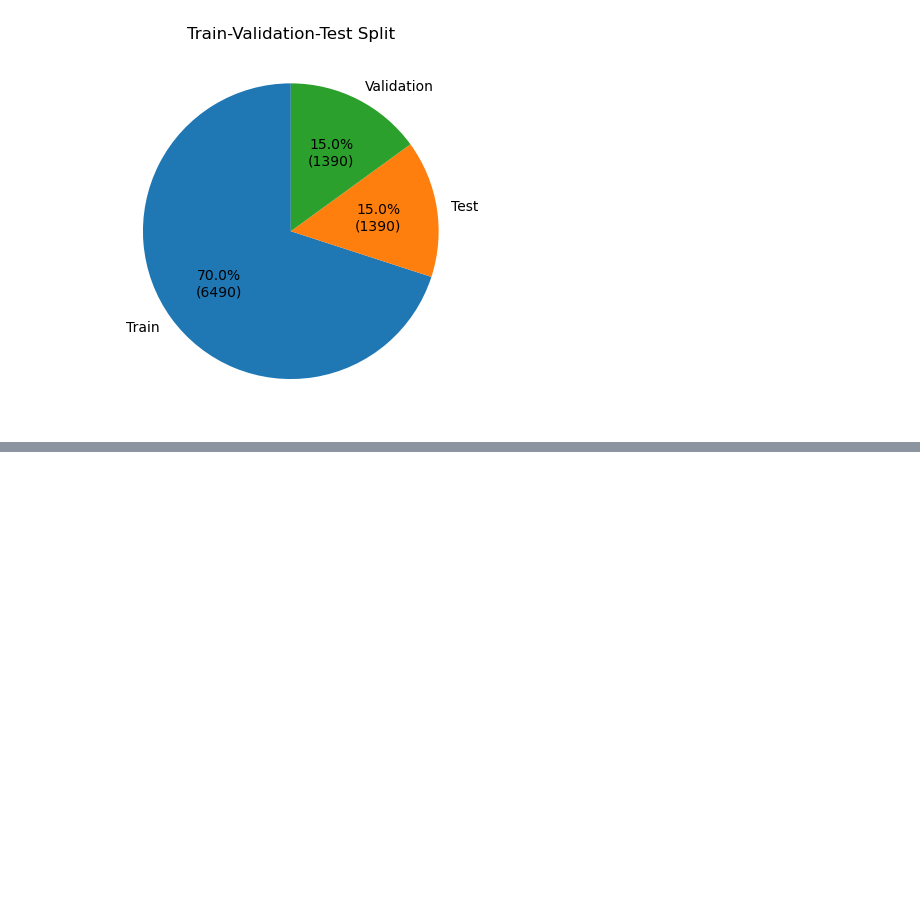
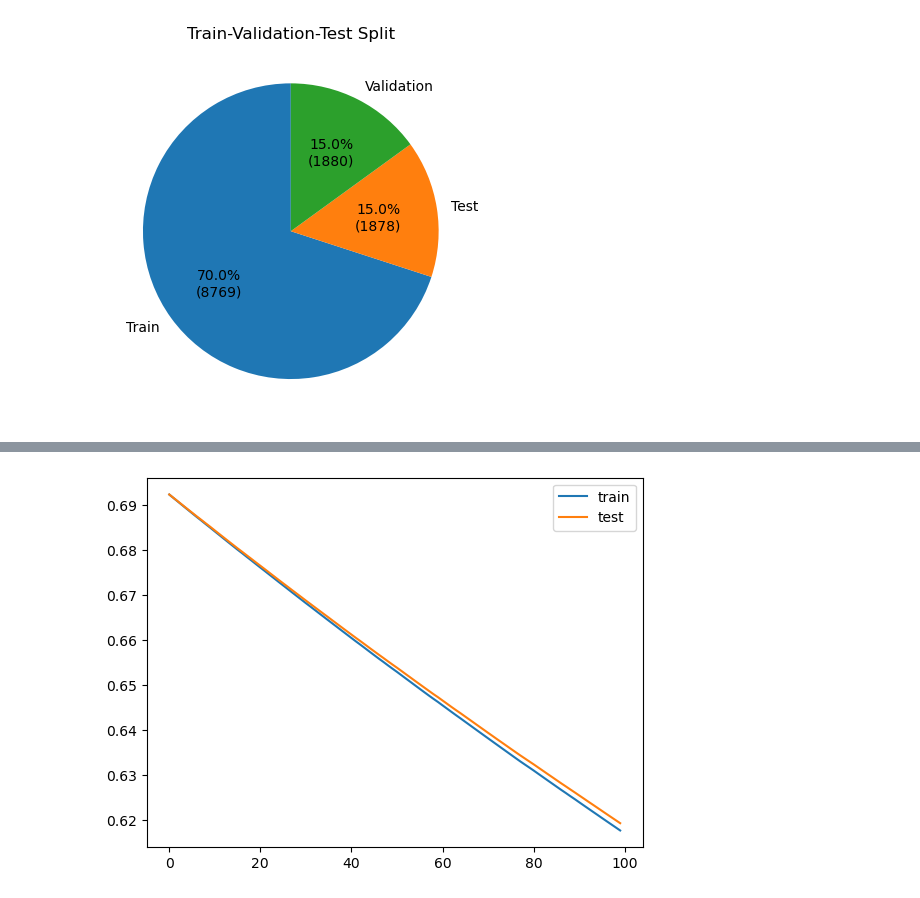
Before and after one commit to daistmarco/PredictingPulsarStar, a Jupyter notebook: PredictingPulsarStar-working_file.ipynb, the cells around one changed output, grey strips where cells are left out. Saved outputs shown, nothing was run; the diff lists cells and outputs as text; code cells hidden in the pictures; blank space fills up the shorter version.

```diff
--- a/PredictingPulsarStar-working_file.ipynb
+++ b/PredictingPulsarStar-working_file.ipynb
@@ -277,11 +277,11 @@ This allows us to allocate 70% of the data for training, 15% for testing, and 15
 # %%
 # perform train-validation-test split
 #read in again to remove previous changes
+new_columns = ['Profile_mean', 'Profile_std', 'Profile_kurtosis', 'Profile_skewness',
+               'DM_SNR_mean', 'DM_SNR_std', 'DM_SNR_kurtosis', 'DM_SNR_skewness', 'target']
+
 df = pd.read_csv('archive/pulsar_data_train.csv')
 df.columns = new_columns
-# %%
-# for baseline drop all nans
-df = df.dropna()
 # %%
 # define features and target
 features = df.drop(columns='target')
@@ -502,0 +586,21 @@ ax.legend()
+# %%
+# Define XGBoost classifier and set parameters
+model_xgb = XGBClassifier(
+    objective='binary:logistic',
+    random_state=42,
+    learning_rate=0.001,
+    max_depth=6,
+    min_child_weight=2,
+    gamma=0,
+    subsample=0.8,
+    colsample_bytree=0.8
+)
+
+# Train the XGBoost classifier
+model_xgb.fit(X_train_res, y_train_res)
+
+# Make predictions on the test data
+y_pred = model_xgb.predict(X_test_pre)
+
+# Print classification report
+print(classification_report(y_test, y_pred))
@@ -502,0 +616,19 @@ ax.legend()
+# %%
+# Train the XGBoost classifier
+model_xgb.fit(X_train_res, y_train_res,
+              eval_set=[(X_train_res, y_train_res), (X_val_pre, y_val)],
+              eval_metric='logloss',
+              early_stopping_rounds=7,
+              verbose=False
+);
+# %%
+results = model_xgb.evals_result()
+# plot learning curves
+plt.plot(results['validation_0']['logloss'], label='train')
+plt.plot(results['validation_1']['logloss'], label='test')
+# show the legend
+plt.legend()
+# show the plot
+plt.show()
+# %% [output]
+[figure, added]
```
Also changed, not shown: parts of 14 cells of this notebook.
